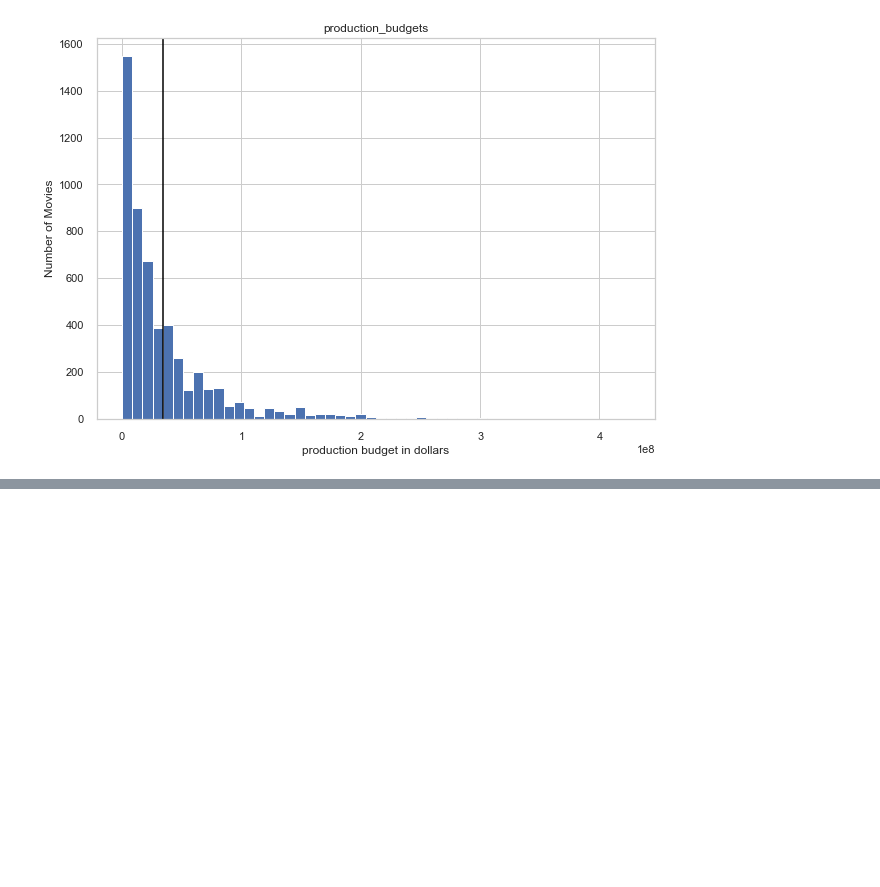
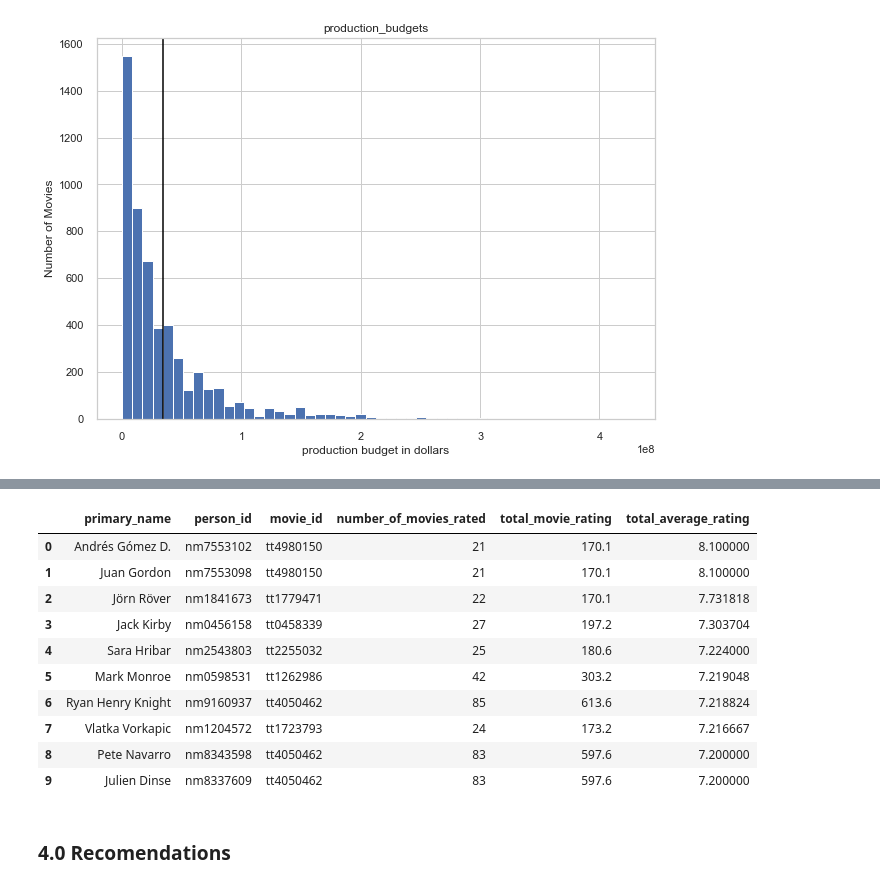
Before and after one commit to Muramati/dsc-phase-1-project-v2-4, a Jupyter notebook: student.ipynb, the cells around one changed output, grey strips where cells are left out. Drawn from its saved outputs; the diff is of its cells as text; code cells hidden in the pictures; blank space fills up the shorter version.

```diff
--- a/student.ipynb
+++ b/student.ipynb
@@ -411,0 +498,16 @@ print(mean)
+# %%
+writers_rating.head(10)
+# %% [output]
+|  | primary_name | person_id | movie_id | number_of_movies_rated | total_movie_rating | total_average_rating |
+| 0 | Andrés Gómez D. | nm7553102 | tt4980150 | 21 | 170.1 | 8.100000 |
+| 1 | Juan Gordon | nm7553098 | tt4980150 | 21 | 170.1 | 8.100000 |
+| 2 | Jörn Röver | nm1841673 | tt1779471 | 22 | 170.1 | 7.731818 |
+| 3 | Jack Kirby | nm0456158 | tt0458339 | 27 | 197.2 | 7.303704 |
+| 4 | Sara Hribar | nm2543803 | tt2255032 | 25 | 180.6 | 7.224000 |
+| 5 | Mark Monroe | nm0598531 | tt1262986 | 42 | 303.2 | 7.219048 |
+| 6 | Ryan Henry Knight | nm9160937 | tt4050462 | 85 | 613.6 | 7.218824 |
+| 7 | Vlatka Vorkapic | nm1204572 | tt1723793 | 24 | 173.2 | 7.216667 |
+| 8 | Pete Navarro | nm8343598 | tt4050462 | 83 | 597.6 | 7.200000 |
+| 9 | Julien Dinse | nm8337609 | tt4050462 | 83 | 597.6 | 7.200000 |
+# %% [markdown]
+### **4.0  Recomendations**
```
Also changed, not shown: parts of 27 cells of this notebook, 1 other file.
